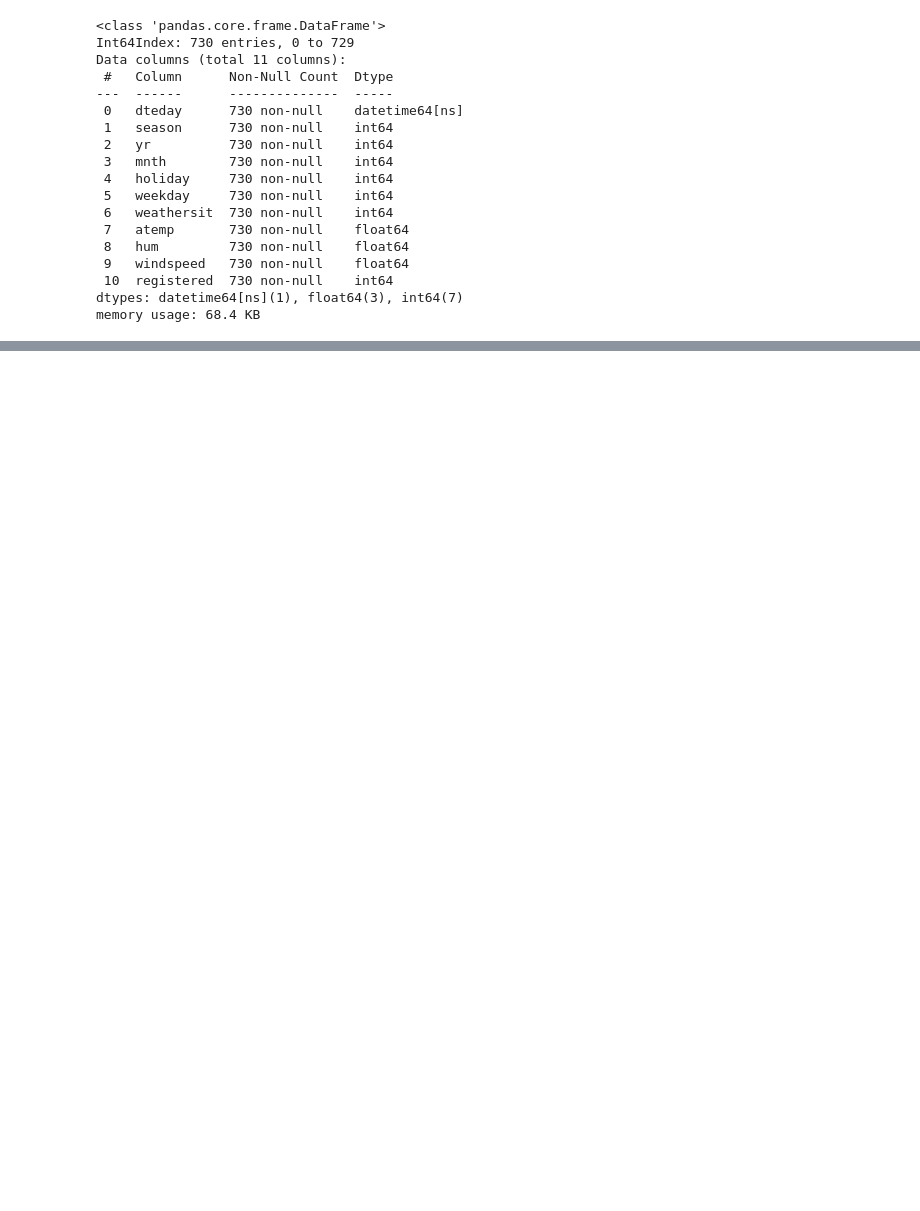
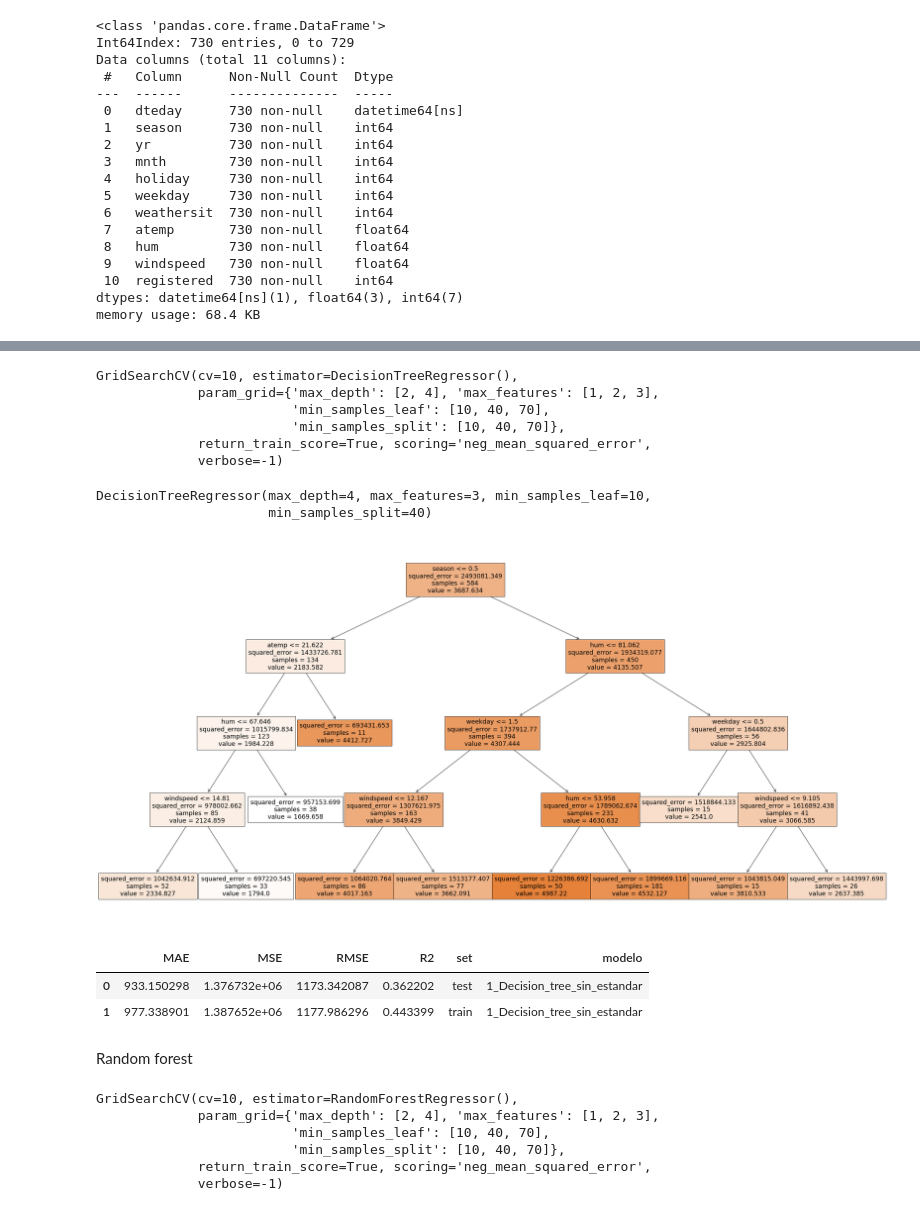
Before and after one commit to Adalab/project-DA-promo-c-modulo-3-team-1, a Jupyter notebook: borrador/decision_tree.ipynb, the cells around one changed output, grey strips where cells are left out. Cells and saved outputs as stored; diff of their text form; code cells hidden in the pictures; blank space fills up the shorter version.

```diff
--- a/borrador/decision_tree.ipynb
+++ b/borrador/decision_tree.ipynb
@@ -58,0 +89,27 @@ TypeError: The DTypes <class 'numpy.dtype[int64]'> and <class 'numpy.dtype[datet
+# %%
+gs = GridSearchCV(
+            estimator=DecisionTreeRegressor(),
+            param_grid= param,
+            cv=10,
+            verbose=-1,
+            return_train_score = True,
+            scoring="neg_mean_squared_error")
+gs.fit(x_train, y_train)
+# %% [output]
+GridSearchCV(cv=10, estimator=DecisionTreeRegressor(),
+             param_grid={'max_depth': [2, 4], 'max_features': [1, 2, 3],
+                         'min_samples_leaf': [10, 40, 70],
+                         'min_samples_split': [10, 40, 70]},
+             return_train_score=True, scoring='neg_mean_squared_error',
+             verbose=-1)
+# %%
+mejor_modelo = gs.best_estimator_
+mejor_modelo
+# %% [output]
+DecisionTreeRegressor(max_depth=4, max_features=3, min_samples_leaf=10,
+                      min_samples_split=40)
+# %%
+fig = plt.figure(figsize=(40, 20))
+tree.plot_tree(mejor_modelo, feature_names=x_train.columns, filled=True);
+# %% [output]
+[figure, added]
@@ -58,0 +132,9 @@ TypeError: The DTypes <class 'numpy.dtype[int64]'> and <class 'numpy.dtype[datet
+# %%
+dt_results1 = metricas(y_test, y_train, y_pred_test_dt2, y_pred_train_dt2, "1_Decision_tree_sin_estandar")
+dt_results1
+# %% [output]
+|  | MAE | MSE | RMSE | R2 | set | modelo |
+| 0 | 933.150298 | 1.376732e+06 | 1173.342087 | 0.362202 | test | 1_Decision_tree_sin_estandar |
+| 1 | 977.338901 | 1.387652e+06 | 1177.986296 | 0.443399 | train | 1_Decision_tree_sin_estandar |
+# %% [markdown]
+Random forest
@@ -58,0 +159,9 @@ TypeError: The DTypes <class 'numpy.dtype[int64]'> and <class 'numpy.dtype[datet
+# %%
+gs_rf.fit(x_train, y_train)
+# %% [output]
+GridSearchCV(cv=10, estimator=RandomForestRegressor(),
+             param_grid={'max_depth': [2, 4], 'max_features': [1, 2, 3],
+                         'min_samples_leaf': [10, 40, 70],
+                         'min_samples_split': [10, 40, 70]},
+             return_train_score=True, scoring='neg_mean_squared_error',
+             verbose=-1)
```
Also changed, not shown: parts of 24 cells of this notebook, 5 other files.
